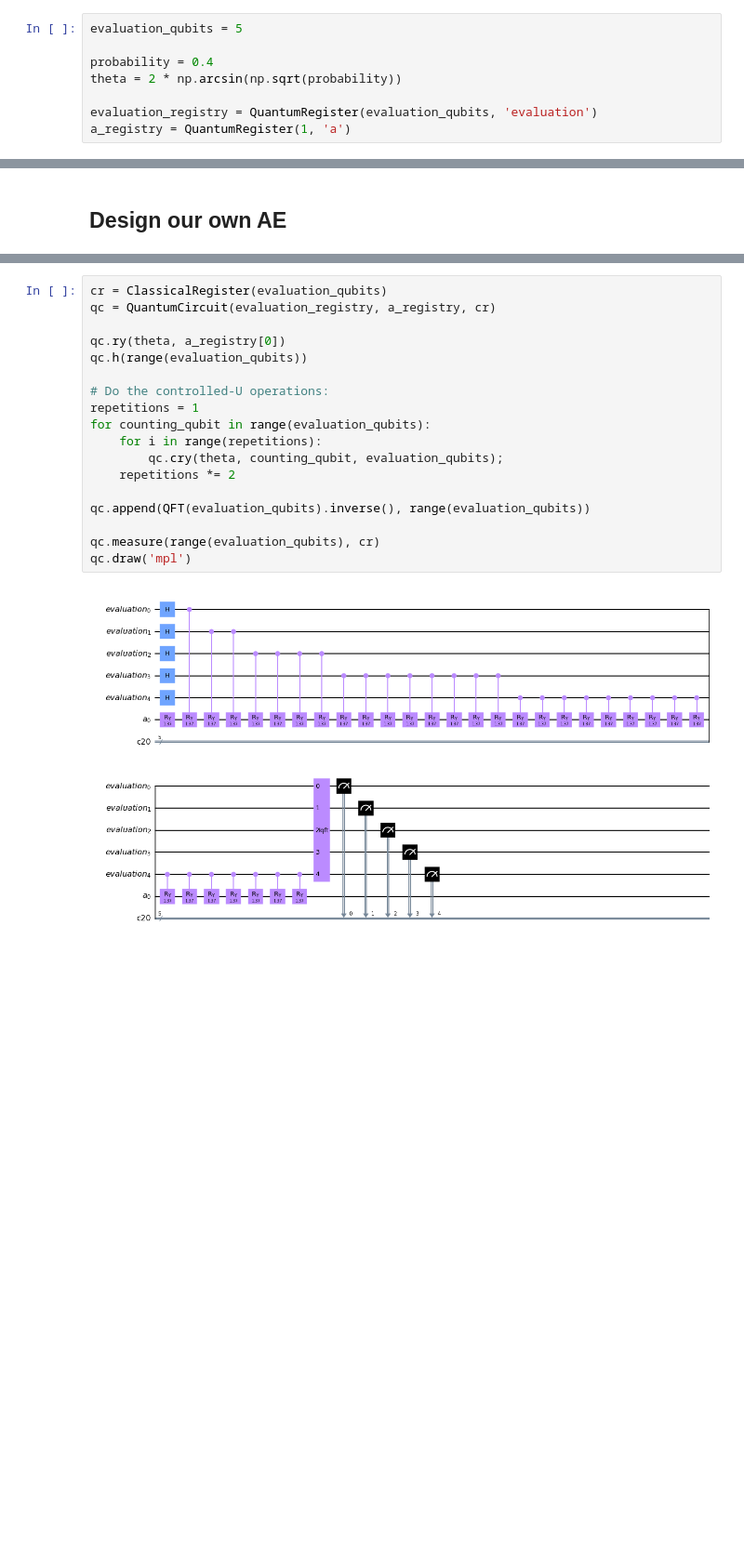
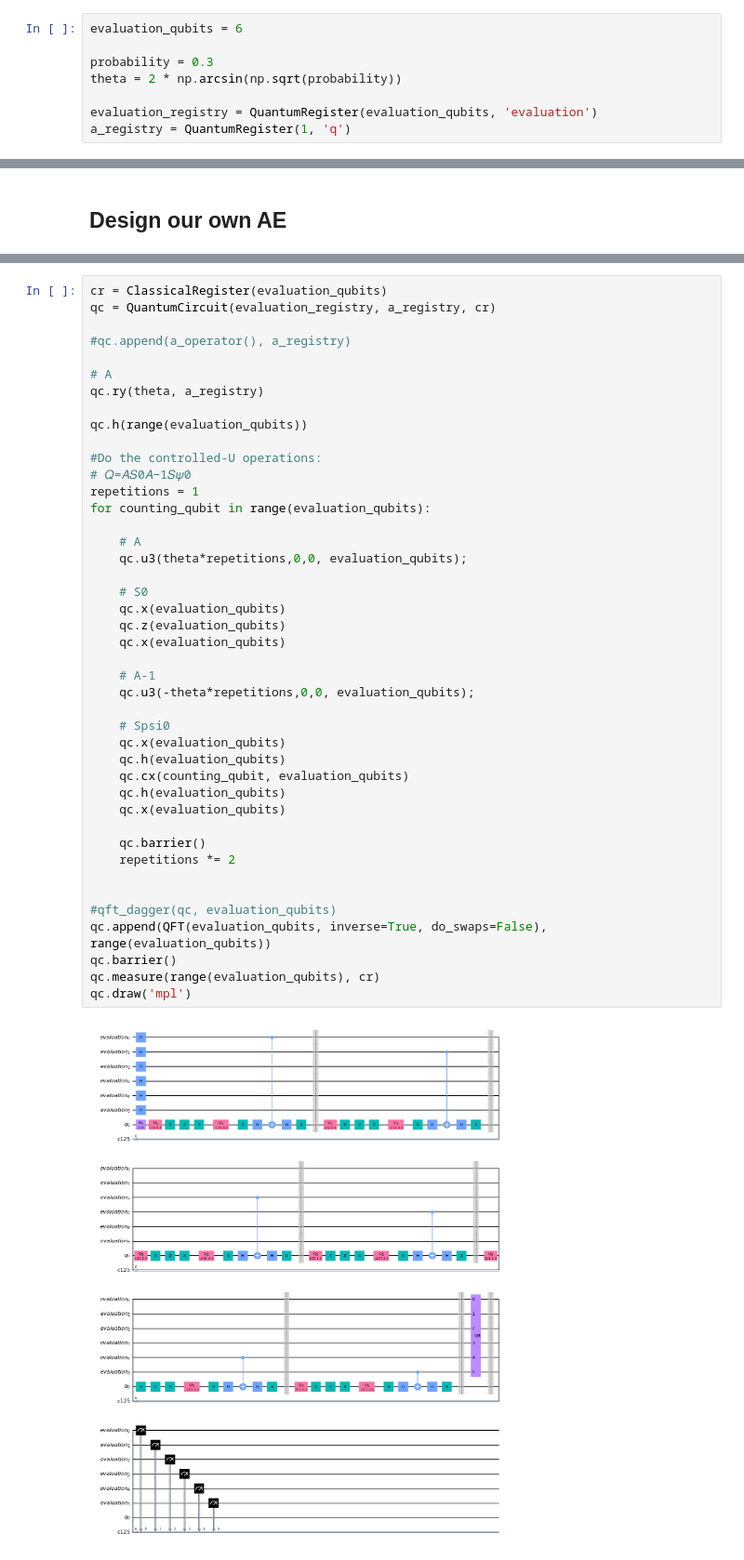
Before and after one commit to sergiogh/upc_credit_risk, a Jupyter notebook: Amplitude Estimation v2.ipynb, the cells around one changed output, grey strips where cells are left out. Shown at 93% size. Cells and saved outputs as stored; diff of their text form; blank space fills up the shorter version.

```diff
--- a/Amplitude Estimation v2.ipynb
+++ b/Amplitude Estimation v2.ipynb
@@ -6,13 +9,13 @@ from qiskit.circuit.library import QFT
 import numpy as np
 import matplotlib.pyplot as plt
 # %%
-evaluation_qubits = 5
+evaluation_qubits = 6
 
-probability = 0.4
+probability = 0.3
 theta = 2 * np.arcsin(np.sqrt(probability))
 
 evaluation_registry = QuantumRegister(evaluation_qubits, 'evaluation')
-a_registry = QuantumRegister(1, 'a')
+a_registry = QuantumRegister(1, 'q')
 # %% [markdown]
 ## First with the Qiskit function
 # %%
@@ -53,23 +122,48 @@ ae._circuit.draw('mpl')
 # %%
 cr = ClassicalRegister(evaluation_qubits)
 qc = QuantumCircuit(evaluation_registry, a_registry, cr)
 
-qc.ry(theta, a_registry[0])
+#qc.append(a_operator(), a_registry)
+
+# A
+qc.ry(theta, a_registry)
+
 qc.h(range(evaluation_qubits))
 
-# Do the controlled-U operations:
+#Do the controlled-U operations:
+# 𝑄=𝐴𝑆0𝐴−1𝑆𝜓0
 repetitions = 1
 for counting_qubit in range(evaluation_qubits):
-    for i in range(repetitions):
-        qc.cry(theta, counting_qubit, evaluation_qubits);
+
+    # A
+    qc.u3(theta*repetitions,0,0, evaluation_qubits);
+
+    # S0
+    qc.x(evaluation_qubits)
+    qc.z(evaluation_qubits)
+    qc.x(evaluation_qubits)
+
+    # A-1
+    qc.u3(-theta*repetitions,0,0, evaluation_qubits);
+
+    # Spsi0
+    qc.x(evaluation_qubits)
+    qc.h(evaluation_qubits)
+    qc.cx(counting_qubit, evaluation_qubits)
+    qc.h(evaluation_qubits)
+    qc.x(evaluation_qubits)
+
+    qc.barrier()
     repetitions *= 2
 
-qc.append(QFT(evaluation_qubits).inverse(), range(evaluation_qubits))
 
+#qft_dagger(qc, evaluation_qubits)
+qc.append(QFT(evaluation_qubits, inverse=True, do_swaps=False), range(evaluation_qubits))
+qc.barrier()
 qc.measure(range(evaluation_qubits), cr)
 qc.draw('mpl')
 # %% [output]
-[figure, old version]
+[figure, new version]
 # %%
 from qiskit.visualization import plot_histogram
 
```
Also changed, not shown: parts of 13 cells of this notebook, 1 other file.
